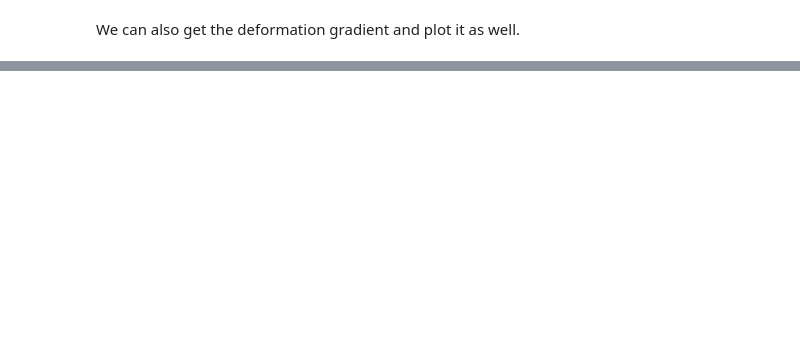
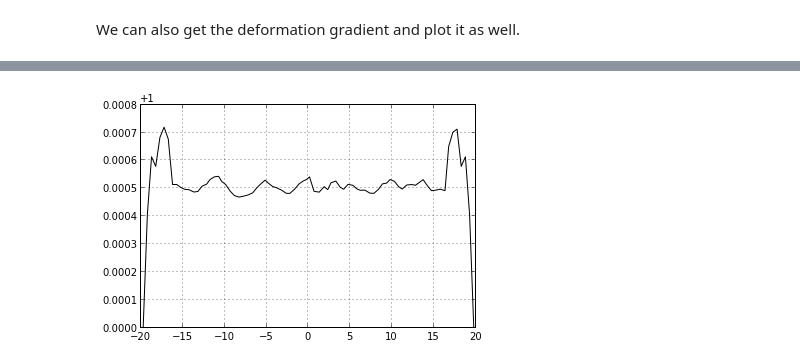
Before and after one commit to johntfoster/1DPDpy, a Jupyter notebook: PD1D.ipynb, the cells around one changed output, grey strips where cells are left out. Cells and saved outputs as stored; diff of their text form; code cells hidden in the pictures; blank space fills up the shorter version.

```diff
--- a/PD1D.ipynb
+++ b/PD1D.ipynb
@@ -121,0 +144,7 @@ plt.axis();
+# %%
+def_grad2 = problem2.get_deformation_gradient()
+plt.plot(nodes2, def_grad2, 'k-');
+plt.grid(b=True);
+plt.axis();
+# %% [output]
+[figure, added]
```
Also changed, not shown: parts of 10 cells of this notebook, 1 other file.
